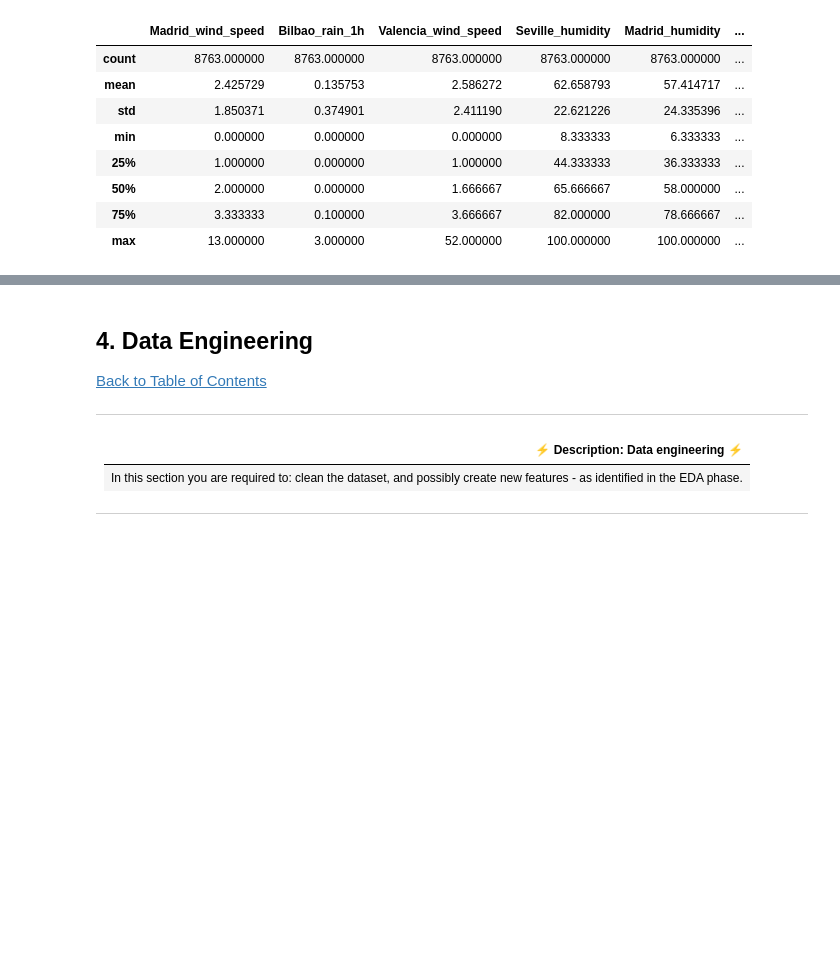
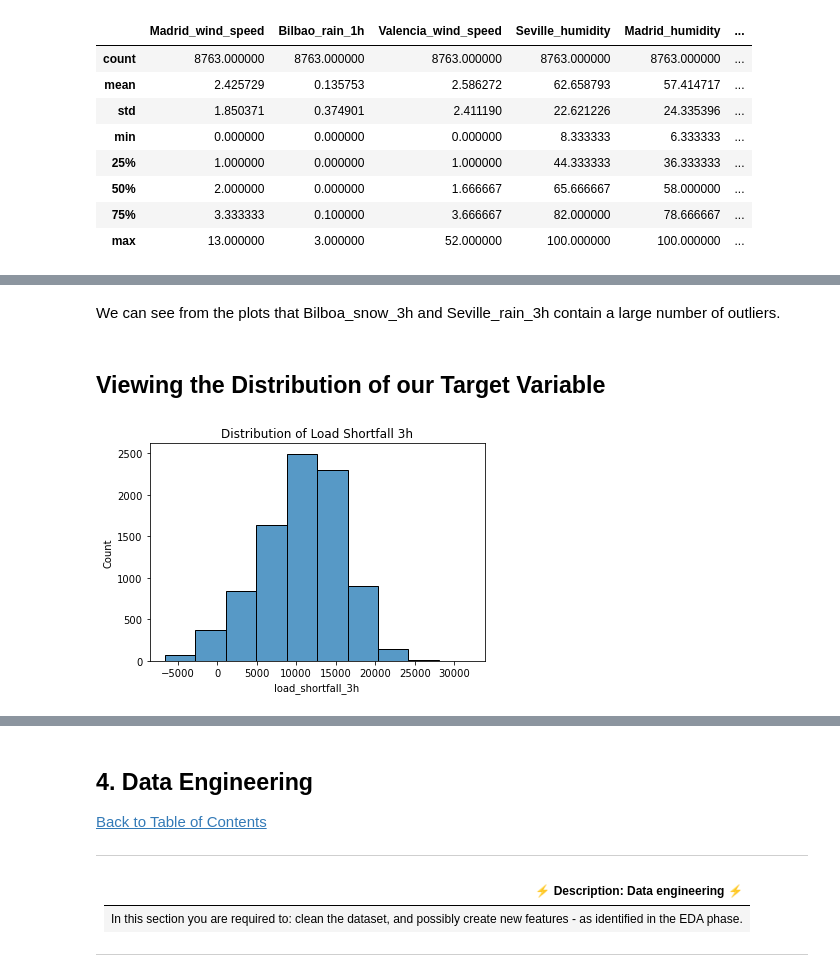
Before and after one commit to manlikesolomon/-RR12-Machine-Learning, a Jupyter notebook: starter-notebook.ipynb, the cells around one changed output, grey strips where cells are left out. Cells and saved outputs as stored; diff of their text form; code cells hidden in the pictures; blank space fills up the shorter version.

```diff
--- a/starter-notebook.ipynb
+++ b/starter-notebook.ipynb
@@ -237,0 +226,10 @@ NumExpr defaulting to 8 threads.
+# %% [markdown]
+We can see from the plots that Bilboa_snow_3h and Seville_rain_3h contain a large number of outliers.
+# %% [markdown]
+## Viewing the Distribution of our Target Variable
+# %%
+# plotting a histogram of our target variable
+sns.histplot(data=train_data, x='load_shortfall_3h',bins=10)
+plt.title('Distribution of Load Shortfall 3h');
+# %% [output]
+[figure, added]
```
Also changed, not shown: parts of 62 cells of this notebook.
